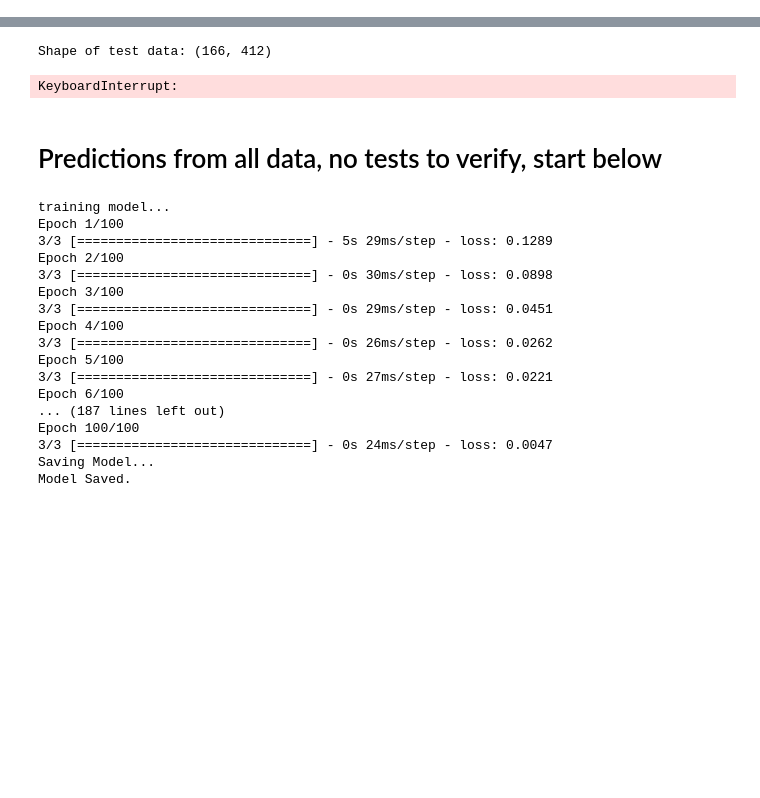
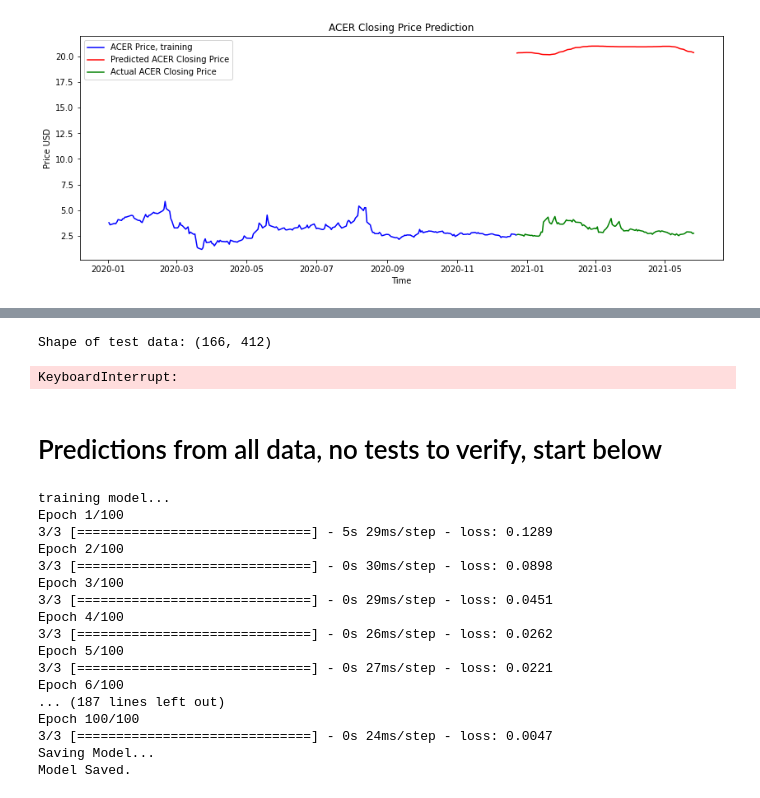
Before and after one commit to jmacdonald2010/stock-prediction, a Jupyter notebook: mlTests06.ipynb, the cells around one changed output, grey strips where cells are left out. Saved outputs shown, nothing was run; the diff lists cells and outputs as text; code cells hidden in the pictures; blank space fills up the shorter version.

```diff
--- a/mlTests06.ipynb
+++ b/mlTests06.ipynb
@@ -318,0 +330,84 @@ Shape of test data: (166, 412)
+# %%
+# this cell is experimental; going to try to shift the prediction up to the last point of the train data
+# start w/ the same stuff
+symbol = 'ACER'
+
+# first, we need to redo our training/test data sets to predict accurately
+# otherwise, we are scaling one symbol based on another
+# we start w/ the pre-training code that prepares the data
+
+# First, create a singular dataframe from the symbol you would like to predict vaues for
+# We need to create this df separate from the other df, so that we can feed a single symbol's data into the scaler when making predictions
+training_data_predicted = training_data[symbol]
+training_data_predicted = training_data_predicted.to_frame()
+
+minmax = MinMaxScaler(feature_range=(0,1))
+minmax_single = MinMaxScaler(feature_range=(0,1))
+
+# Replace FCEL w/ the symbol you'd like to predict, also apply this elsewhere
+training_data = training_data.drop(columns=symbol)
+train_scaled = np.concatenate([minmax.fit_transform(training_data.values), minmax_single.fit_transform(training_data_predicted.values)], axis=1)
+
+columns = [i for i in training_data.columns]
+columns.append(symbol)
+
+# I am apparently missing all of the predicted symbol when later merging my data, maybe this will help?
+training_data[symbol] = training_data_predicted[symbol]
+
+train_scaled = pd.DataFrame(train_scaled, columns=columns)
+
+# reshape data into an np.array
+train_scaled = train_scaled.values
+n_lags = int(60) # not sure why hard 60
+X_train = []
+y_train = []
+for i in range(n_lags, train_scaled.shape[0]):
+    X_train.append(train_scaled[i-n_lags:i])
+    y_train.append(train_scaled[i,0])
+
+X_train, y_train = np.array(X_train), np.array(y_train)
+# shape of len, sequence, features
+X_train = np.reshape(X_train, (X_train.shape[0], X_train.shape[1], -1))
+
+# now, reshaping data for testing based on training data
+
+total_data = pd.concat((training_data, test_data), axis=0)
+inputs = total_data[len(total_data) - len(test_data) - 60:]
+# inputs = data[len(data) - len(test_data) - 60:]
+
+predicted_input = inputs[symbol].to_frame()
+inputs = inputs.drop(columns=symbol)
+
+test_scaled = np.concatenate([minmax.transform(inputs), minmax_single.transform(predicted_input)], axis=1)
+print('Shape of test data:', test_scaled.shape)
+
+# shaping test data from neural network
+X_test = []
+y_test = []
+for i in range(60, test_scaled.shape[0]):
+    X_test.append(test_scaled[i-n_lags:i])
+    y_test.append(test_scaled[i,0])
+
+X_test, y_test = np.array(X_test), np.array(y_test)
+X_test = np.reshape(X_test, (X_test.shape[0], X_test.shape[1], -1))
+
+# this part is absolutely necessary
+predicted_price = regressor.predict(X_test)
+predicted_price = minmax_single.inverse_transform(predicted_price)
+predicted_price = pd.DataFrame(predicted_price)
+predicted_price.rename(columns = {0: f'{symbol}_predicted'}, inplace=True)
+predicted_price = predicted_price.round(decimals=2)
+predicted_price.index = test_data.index
+
+# plot
+plt.figure(figsize=(14,5))
+#mse = mean_squared_error(y_test, predicted_price)
+plt.plot(training_data[symbol], color = 'blue', label=f'{symbol} Price, training')
+plt.plot(predicted_price[f'{symbol}_predicted'], color = 'red', label= f'Predicted {symbol} Closing Price')
+plt.plot(test_data[symbol], color = 'green', label = f'Actual {symbol} Closing Price')
+# plt.title("FCEL Closing PRice Prediction w/ MSE {:10:4f}".format(mse))
+plt.title(f'{symbol} Closing Price Prediction')
+plt.xlabel("Time")
+plt.ylabel('Price USD')
+plt.legend()
+# %% [output]
@@ -318,0 +418 @@ Shape of test data: (166, 412)
+[figure, added]
```
Also changed, not shown: parts of 9 cells of this notebook, 2 other files.
